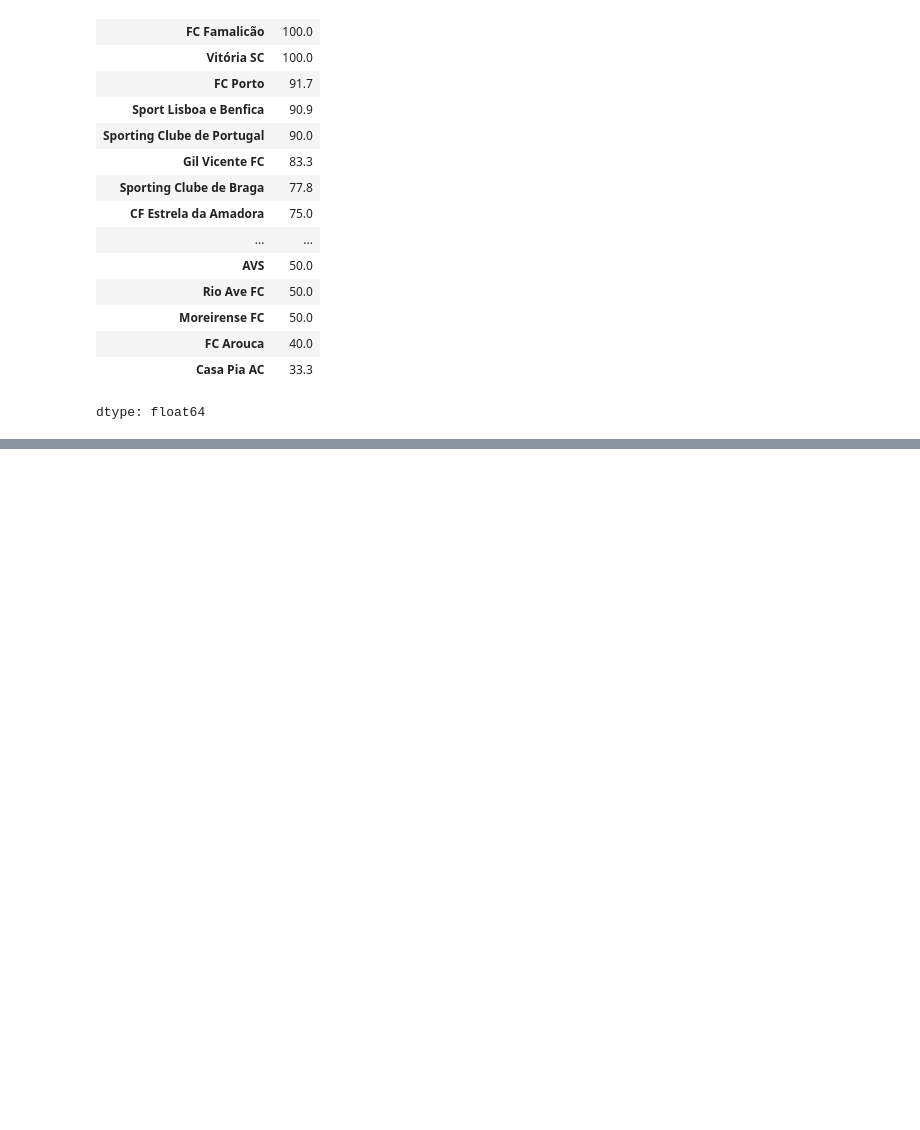
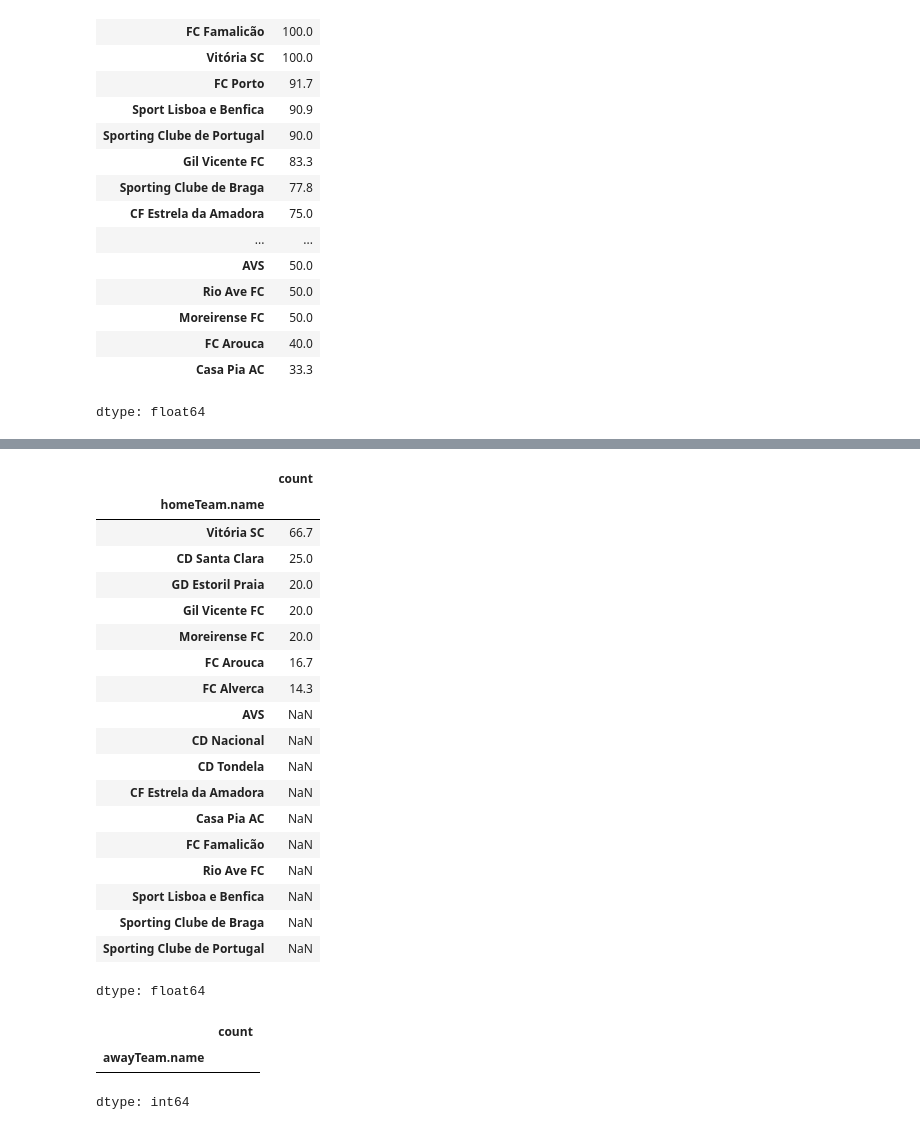
Before and after one commit to rafa-el-ferreira/Portuguese-League-25-26, a Jupyter notebook: Task_M10.ipynb, the cells around one changed output, grey strips where cells are left out. Drawn from its saved outputs; the diff is of its cells as text; code cells hidden in the pictures; blank space fills up the shorter version.

```diff
--- a/Task_M10.ipynb
+++ b/Task_M10.ipynb
@@ -333,0 +336,6 @@ dtype: float64
+# %%
+#turning the score around in the second half
+
+#first is to see the turnarounds in the home games
+
+second_metric_home = PPL_matches[(PPL_matches["score.halfTime.home"] < PPL_matches["score.halfTime.away"]) & (PPL_matches["score.winner"] == "HOME_TEAM")]
@@ -333,0 +384,31 @@ dtype: float64
+# %%
+bc = (second_metric_home["homeTeam.name"].value_counts() / second_metric_home2["homeTeam.name"].value_counts() * 100).round(1)
+bc.sort_values(ascending=False)
+# %% [output]
+|  | count |
+| homeTeam.name |  |
+| Vitória SC | 66.7 |
+| CD Santa Clara | 25.0 |
+| GD Estoril Praia | 20.0 |
+| Gil Vicente FC | 20.0 |
+| Moreirense FC | 20.0 |
+| FC Arouca | 16.7 |
+| FC Alverca | 14.3 |
+| AVS | NaN |
+| CD Nacional | NaN |
+| CD Tondela | NaN |
+| CF Estrela da Amadora | NaN |
+| Casa Pia AC | NaN |
+| FC Famalicão | NaN |
+| Rio Ave FC | NaN |
+| Sport Lisboa e Benfica | NaN |
+| Sporting Clube de Braga | NaN |
+| Sporting Clube de Portugal | NaN |
+dtype: float64
+# %%
+#no team could turnaround a result playing away
+second_metric_away["awayTeam.name"].value_counts()
+# %% [output]
+|  | count |
+| awayTeam.name |  |
+dtype: int64
```
Also changed, not shown: parts of 4 cells of this notebook.
